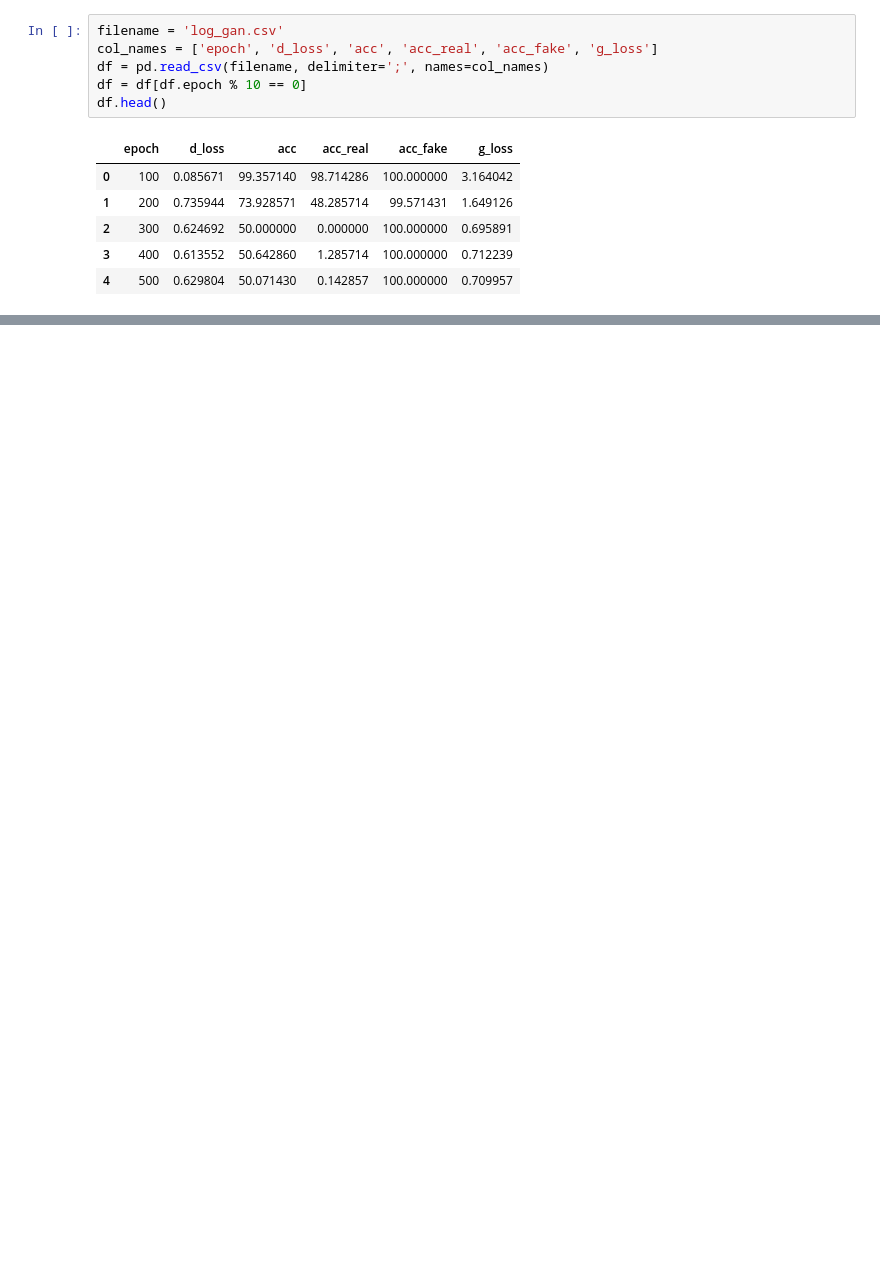
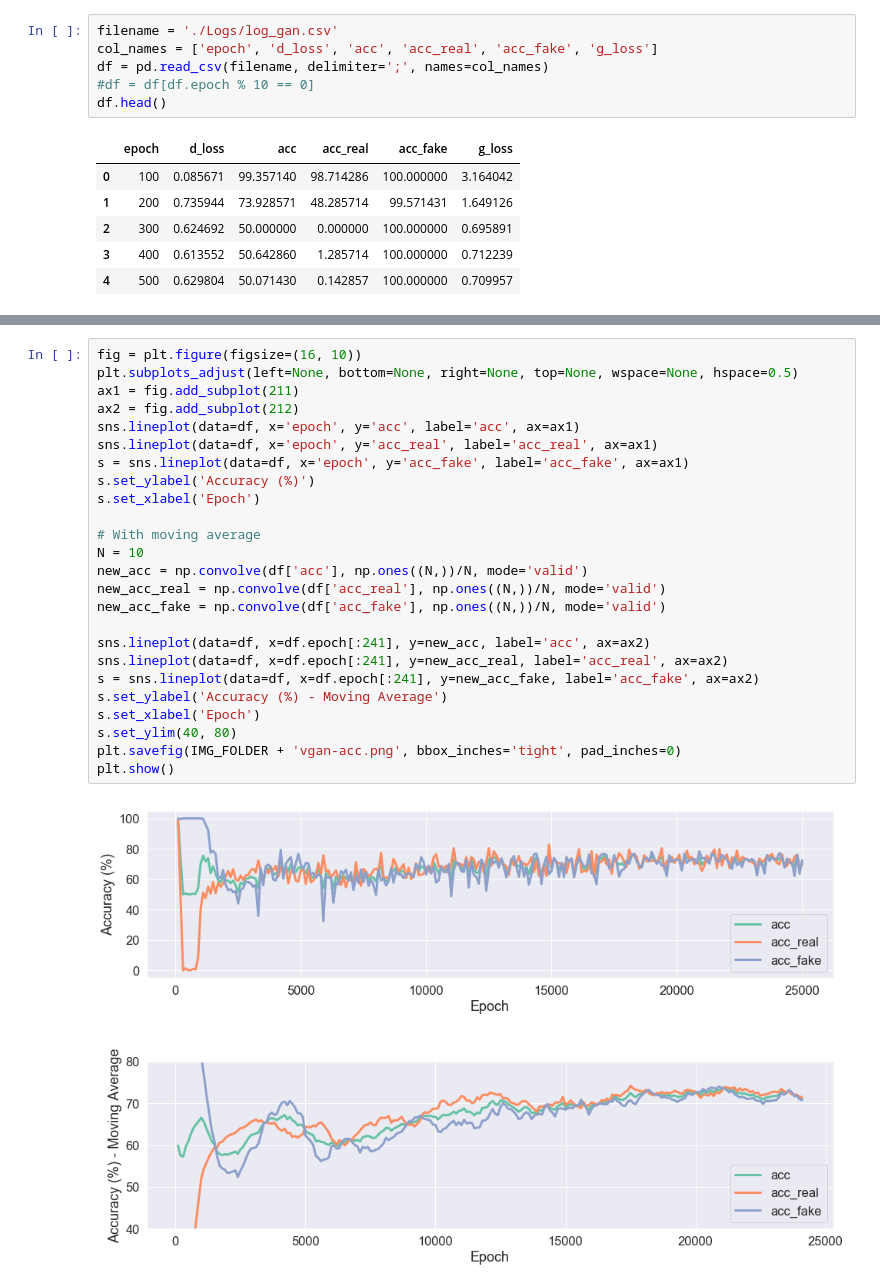
Before and after one commit to dboyker/thesis, a Jupyter notebook: Results/results_gan.ipynb, the cells around one changed output, grey strips where cells are left out. Cells and saved outputs as stored; diff of their text form; blank space fills up the shorter version.

```diff
--- a/Results/results_gan.ipynb
+++ b/Results/results_gan.ipynb
@@ -13,8 +16,8 @@ sns.set_context("notebook", font_scale=1.5, rc={"lines.linewidth": 3})
 # %%
-filename = 'log_gan.csv'
+filename = './Logs/log_gan.csv'
 col_names = ['epoch', 'd_loss', 'acc', 'acc_real', 'acc_fake', 'g_loss']
 df = pd.read_csv(filename, delimiter=';', names=col_names)
-df = df[df.epoch % 10 == 0]
+#df = df[df.epoch % 10 == 0]
 df.head()
 # %% [output]
 |  | epoch | d_loss | acc | acc_real | acc_fake | g_loss |
@@ -35,3 +38,30 @@ plt.savefig('gan-basic-loss.png', bbox_inches='tight', pad_inches=0)
 plt.show()
 # %% [output]
 [figure]
+# %%
+fig = plt.figure(figsize=(16, 10))
+plt.subplots_adjust(left=None, bottom=None, right=None, top=None, wspace=None, hspace=0.5)
+ax1 = fig.add_subplot(211)
+ax2 = fig.add_subplot(212)
+sns.lineplot(data=df, x='epoch', y='acc', label='acc', ax=ax1)
+sns.lineplot(data=df, x='epoch', y='acc_real', label='acc_real', ax=ax1)
+s = sns.lineplot(data=df, x='epoch', y='acc_fake', label='acc_fake', ax=ax1)
+s.set_ylabel('Accuracy (%)')
+s.set_xlabel('Epoch')
+
+# With moving average
+N = 10
+new_acc = np.convolve(df['acc'], np.ones((N,))/N, mode='valid')
+new_acc_real = np.convolve(df['acc_real'], np.ones((N,))/N, mode='valid')
+new_acc_fake = np.convolve(df['acc_fake'], np.ones((N,))/N, mode='valid')
+
+sns.lineplot(data=df, x=df.epoch[:241], y=new_acc, label='acc', ax=ax2)
+sns.lineplot(data=df, x=df.epoch[:241], y=new_acc_real, label='acc_real', ax=ax2)
+s = sns.lineplot(data=df, x=df.epoch[:241], y=new_acc_fake, label='acc_fake', ax=ax2)
+s.set_ylabel('Accuracy (%) - Moving Average')
+s.set_xlabel('Epoch')
+s.set_ylim(40, 80)
+plt.savefig(IMG_FOLDER + 'vgan-acc.png', bbox_inches='tight', pad_inches=0)
+plt.show()
+# %% [output]
+[figure, added]
```
Also changed, not shown: parts of 11 cells of this notebook, 27 other files.
